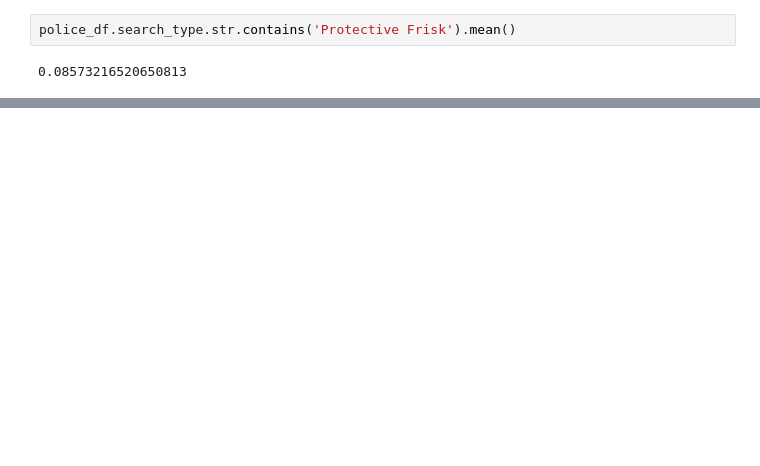
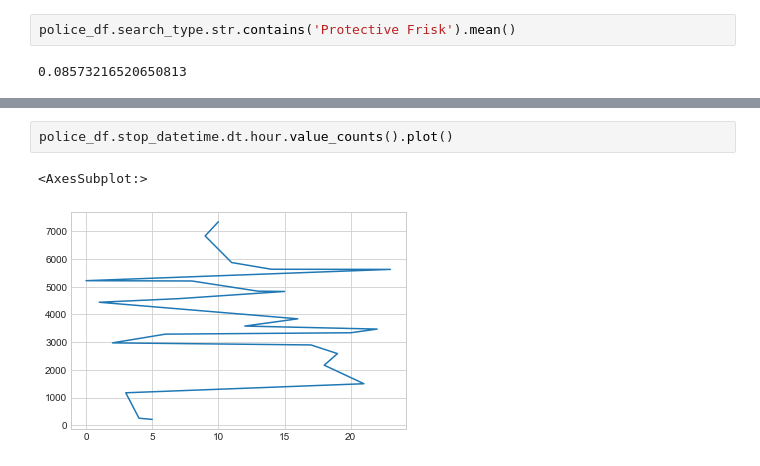
Before and after one commit to benkaan001/pandas_and_beyond, a Jupyter notebook: analyze_data/04_standford_open_policing_project.ipynb, the cells around one changed output, grey strips where cells are left out. Saved outputs shown, nothing was run; the diff lists cells and outputs as text; blank space fills up the shorter version.

```diff
--- a/analyze_data/04_standford_open_policing_project.ipynb
+++ b/analyze_data/04_standford_open_policing_project.ipynb
@@ -432,0 +693,5 @@ police_df.search_type.str.contains('Protective Frisk').mean()
+# %%
+police_df.stop_datetime.dt.hour.value_counts().plot()
+# %% [output]
+<AxesSubplot:>
+[figure, added]
```
Also changed, not shown: parts of 114 cells of this notebook.
